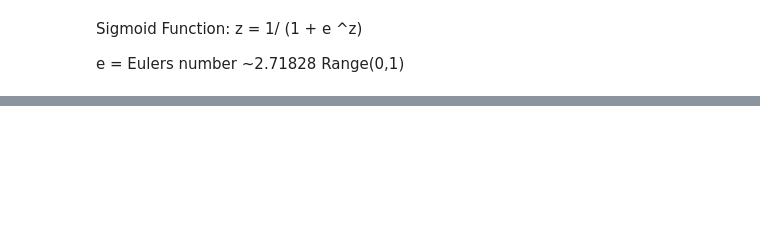
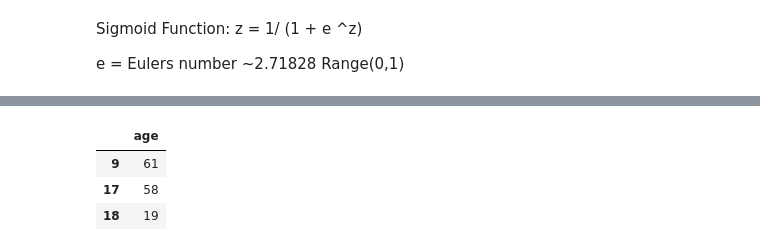
Before and after one commit to AtharvGore14/Machine_Learning, a Jupyter notebook: 07_Logistic_Regression/logistic_Regression.ipynb, the cells around one changed output, grey strips where cells are left out. Saved outputs shown, nothing was run; the diff lists cells and outputs as text; code cells hidden in the pictures; blank space fills up the shorter version.

```diff
--- a/07_Logistic_Regression/logistic_Regression.ipynb
+++ b/07_Logistic_Regression/logistic_Regression.ipynb
@@ -10,0 +37,3 @@ Range(0,1)
+# %%
+X_train, X_test, y_train, y_test = train_test_split(df[['age']], df.bought_insurance, test_size=0.1)
+#X_train means input and y_train means output
@@ -10,0 +60,7 @@ Range(0,1)
+# %%
+X_test
+# %% [output]
+|  | age |
+| 9 | 61 |
+| 17 | 58 |
+| 18 | 19 |
```
Also changed, not shown: parts of 17 cells of this notebook, 2 other files.
